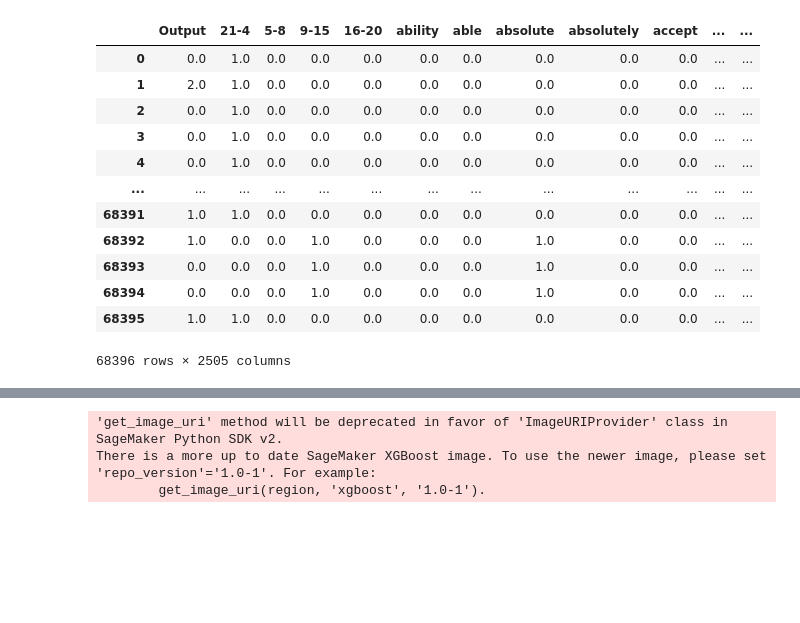
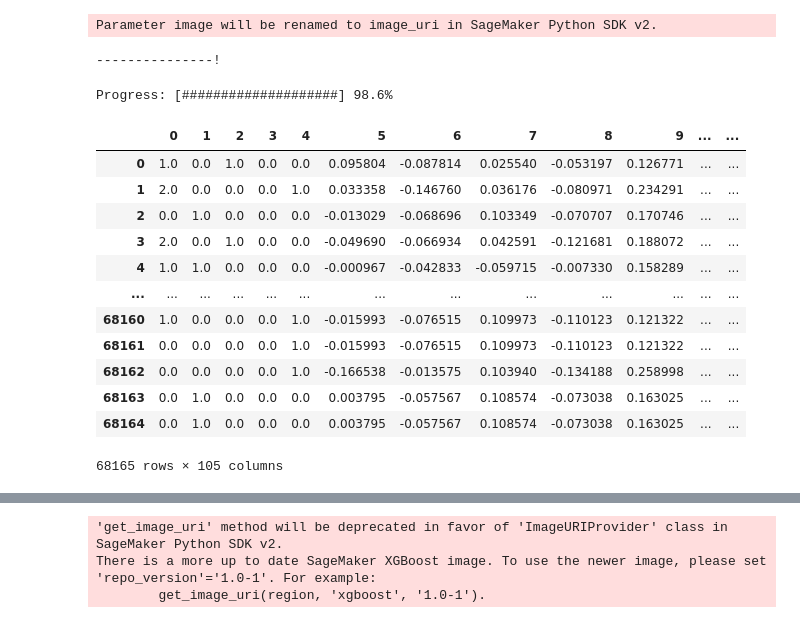
Before and after one commit to barberd/wsb-predict, a Jupyter notebook: WSB MB3 xgboost-blazingtextinput.ipynb, the cells around one changed output, grey strips where cells are left out. Saved outputs shown, nothing was run; the diff lists cells and outputs as text; code cells hidden in the pictures; blank space fills up the shorter version.

```diff
--- a/WSB MB3 xgboost-blazingtextinput.ipynb
+++ b/WSB MB3 xgboost-blazingtextinput.ipynb
@@ -153,7 +187,7 @@ for post in training_posts:
 %%time
 
 import boto3
-prefix='wsb-xgboost-blazingtext'
+prefix='wsb-xgboost-blazingtextinput'
 region = boto3.Session().region_name
 s3=boto3.client('s3')
 
@@ -198,5 +262,8 @@ bt_model.fit(inputs=data_channels, logs=True)
 # %%
 text_vectorizer = bt_model.deploy(initial_instance_count = 1,instance_type = 'ml.m4.xlarge')
+# %% [output]
+Parameter image will be renamed to image_uri in SageMaker Python SDK v2.
+---------------!
 # %%
 threshhold=.05
 
@@ -204,31 +271,22 @@ def calculateData(post):
     #print(post)
     data=post["data"]
     thesesymbols=post["symbols"]
-    text = data["title"]+" "+data["selftext"]
-    texttokens=lt(text)
-    #print(text,texttokens)
-    #print("Symbol:",thesesymbols)
+    text = (data["title"]+" "+data["selftext"]).lower().strip()
     payload = {"instances" : text.split(" ")}
-    response = text_classifier.predict(json.dumps(payload))
-    wordvector=json.loads(response)
+    response = text_vectorizer.predict(json.dumps(payload))
+    wordvectors=json.loads(response)
+    finalvector=[]
+    i=0
+    while i<len(wordvectors[0]["vector"]):
+        sum=0
+        for vector in wordvectors:
+            sum+=vector["vector"][i]
+        finalvector.append(sum/len(wordvectors))
+        i+=1
     returnarray=[]
     for symbolmap in thesesymbols:
         symbol=list(symbolmap.keys())[0]
         try:
-        #if True:
-
-                #if word in texttokens:
-                    #print(word)
-                #    wordvector.append(1)
-                #else:
-                #    wordvector.append(0)
-                #locword = text.find(word)
-                #distance=0
-                #if locword>-1:
-                #    distance=abs(text.find(symbolmap[symbol])-locword)
-                #    print(symbol,word,distance)
-                #wordvector.append(distance)
-            #print(symbol,wordvector)
             posttime=[0,0,0,0]
             start=ET.localize(datetime.datetime.fromtimestamp(data["created_utc"]))
             if start.hour>=21:
@@ -256,7 +314,7 @@ def calculateData(post):
                 #print(symbol,delta,result,wordvector)
             else:
                 result=0
-            returnarray.append([result]+posttime+wordvector)
+            returnarray.append([result]+posttime+finalvector)
         except Exception as err:
             print("Error with",symbol,", skipping this one:",err)
     return returnarray
@@ -283,23 +341,26 @@ def calculateVectors(posts):
 training_vector = calculateVectors(training_posts)
 test_vector = calculateVectors(test_posts)
 val_vector = calculateVectors(val_posts)
+# %% [output]
+Progress: [####################] 98.6%
 # %%
 import pandas as pd
-pd.DataFrame(training_vector, columns=["Output"]+["21-4","5-8","9-15","16-20"]+vocab_list)
+pd.DataFrame(training_vector)
+#, columns=["Output"]+["21-4","5-8","9-15","16-20"]+vocab_list)
 # %% [output]
-|  | Output | 21-4 | 5-8 | 9-15 | 16-20 | ability | able | absolute | absolutely | accept | ... | ... |
-| 0 | 0.0 | 1.0 | 0.0 | 0.0 | 0.0 | 0.0 | 0.0 | 0.0 | 0.0 | 0.0 | ... | ... |
-| 1 | 2.0 | 1.0 | 0.0 | 0.0 | 0.0 | 0.0 | 0.0 | 0.0 | 0.0 | 0.0 | ... | ... |
-| 2 | 0.0 | 1.0 | 0.0 | 0.0 | 0.0 | 0.0 | 0.0 | 0.0 | 0.0 | 0.0 | ... | ... |
-| 3 | 0.0 | 1.0 | 0.0 | 0.0 | 0.0 | 0.0 | 0.0 | 0.0 | 0.0 | 0.0 | ... | ... |
-| 4 | 0.0 | 1.0 | 0.0 | 0.0 | 0.0 | 0.0 | 0.0 | 0.0 | 0.0 | 0.0 | ... | ... |
+|  | 0 | 1 | 2 | 3 | 4 | 5 | 6 | 7 | 8 | 9 | ... | ... |
+| 0 | 1.0 | 0.0 | 1.0 | 0.0 | 0.0 | 0.095804 | -0.087814 | 0.025540 | -0.053197 | 0.126771 | ... | ... |
+| 1 | 2.0 | 0.0 | 0.0 | 0.0 | 1.0 | 0.033358 | -0.146760 | 0.036176 | -0.080971 | 0.234291 | ... | ... |
+| 2 | 0.0 | 1.0 | 0.0 | 0.0 | 0.0 | -0.013029 | -0.068696 | 0.103349 | -0.070707 | 0.170746 | ... | ... |
+| 3 | 2.0 | 0.0 | 1.0 | 0.0 | 0.0 | -0.049690 | -0.066934 | 0.042591 | -0.121681 | 0.188072 | ... | ... |
+| 4 | 1.0 | 1.0 | 0.0 | 0.0 | 0.0 | -0.000967 | -0.042833 | -0.059715 | -0.007330 | 0.158289 | ... | ... |
 | ... | ... | ... | ... | ... | ... | ... | ... | ... | ... | ... | ... | ... |
-| 68391 | 1.0 | 1.0 | 0.0 | 0.0 | 0.0 | 0.0 | 0.0 | 0.0 | 0.0 | 0.0 | ... | ... |
-| 68392 | 1.0 | 0.0 | 0.0 | 1.0 | 0.0 | 0.0 | 0.0 | 1.0 | 0.0 | 0.0 | ... | ... |
-| 68393 | 0.0 | 0.0 | 0.0 | 1.0 | 0.0 | 0.0 | 0.0 | 1.0 | 0.0 | 0.0 | ... | ... |
-| 68394 | 0.0 | 0.0 | 0.0 | 1.0 | 0.0 | 0.0 | 0.0 | 1.0 | 0.0 | 0.0 | ... | ... |
-| 68395 | 1.0 | 1.0 | 0.0 | 0.0 | 0.0 | 0.0 | 0.0 | 0.0 | 0.0 | 0.0 | ... | ... |
+| 68160 | 1.0 | 0.0 | 0.0 | 0.0 | 1.0 | -0.015993 | -0.076515 | 0.109973 | -0.110123 | 0.121322 | ... | ... |
+| 68161 | 0.0 | 0.0 | 0.0 | 0.0 | 1.0 | -0.015993 | -0.076515 | 0.109973 | -0.110123 | 0.121322 | ... | ... |
+| 68162 | 0.0 | 0.0 | 0.0 | 0.0 | 1.0 | -0.166538 | -0.013575 | 0.103940 | -0.134188 | 0.258998 | ... | ... |
+| 68163 | 0.0 | 1.0 | 0.0 | 0.0 | 0.0 | 0.003795 | -0.057567 | 0.108574 | -0.073038 | 0.163025 | ... | ... |
+| 68164 | 0.0 | 1.0 | 0.0 | 0.0 | 0.0 | 0.003795 | -0.057567 | 0.108574 | -0.073038 | 0.163025 | ... | ... |
-68396 rows × 2505 columns
+68165 rows × 105 columns
 # %%
 training_vector[0:1]
 # %% [output]
```
Also changed, not shown: parts of 31 cells of this notebook, 3 other files.
